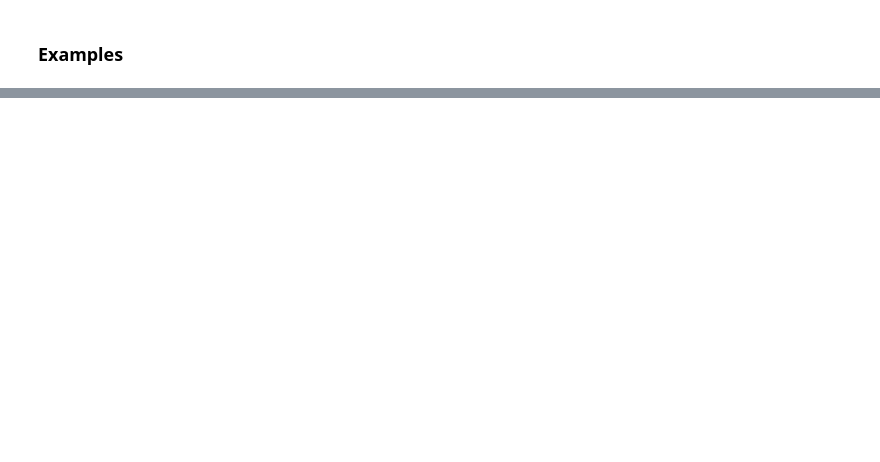
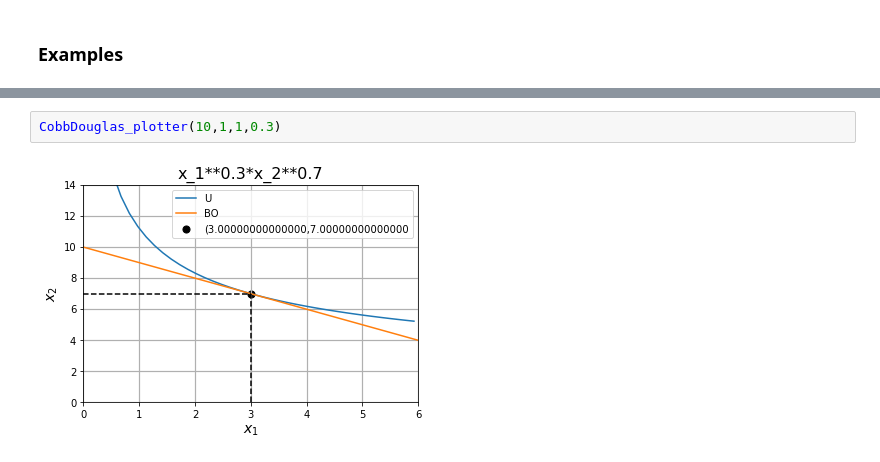
Before and after one commit to chereshan/Mini-Projects, a Jupyter notebook: Cobb-Douglas Simple Consumer Model Solver and Plotter.ipynb, the cells around one changed output, grey strips where cells are left out. Cells and saved outputs as stored; diff of their text form; blank space fills up the shorter version.

```diff
--- a/Cobb-Douglas Simple Consumer Model Solver and Plotter.ipynb
+++ b/Cobb-Douglas Simple Consumer Model Solver and Plotter.ipynb
@@ -113,0 +122,4 @@ CobbDouglas_plotter(18,3,5,0.5)
+# %%
+CobbDouglas_plotter(10,1,1,0.3)
+# %% [output]
+[figure, added]
```
Also changed, not shown: parts of 12 cells of this notebook.
